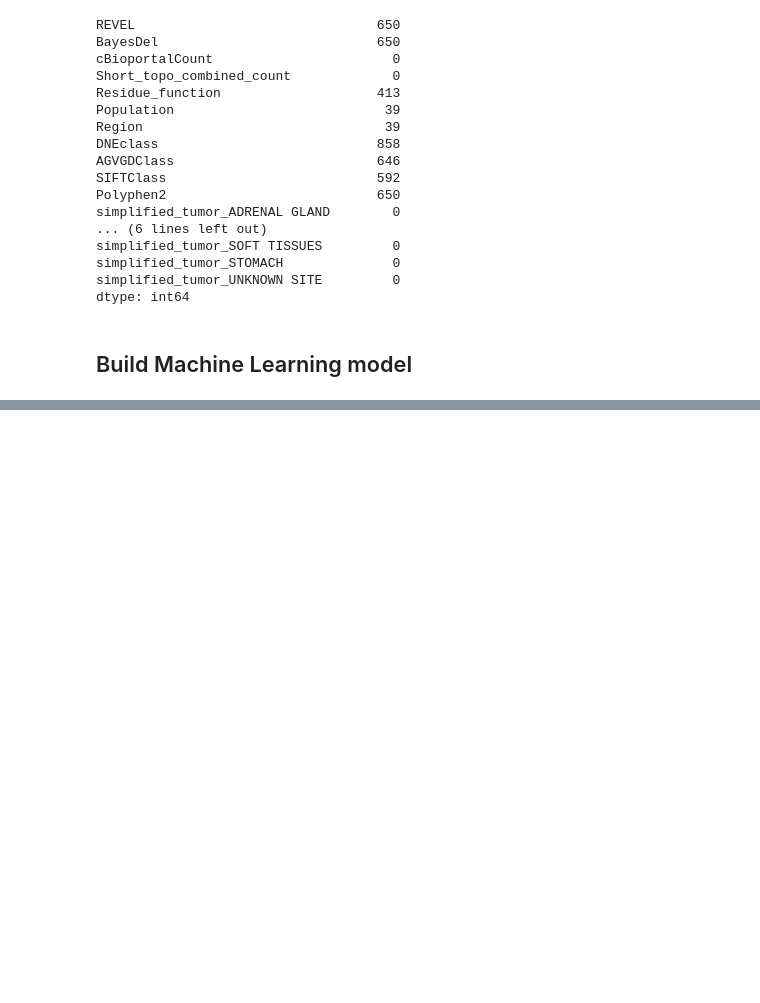
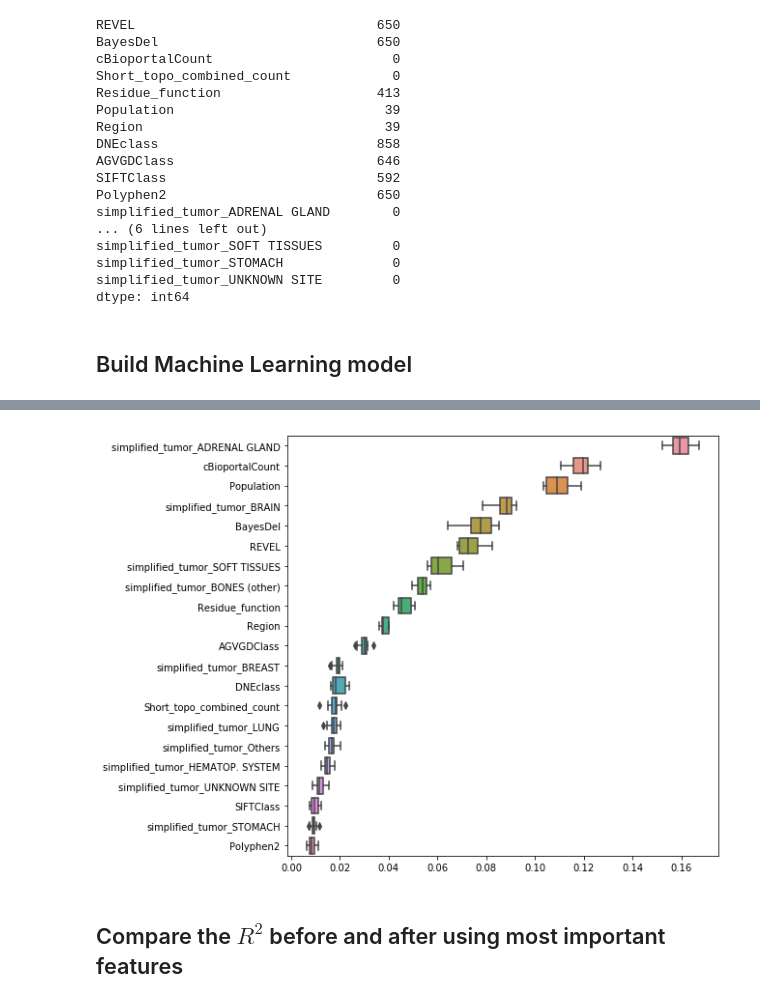
Before and after one commit to tkhsu00/LFS_multiVar, a Jupyter notebook: Age of onset prediction model.ipynb, the cells around one changed output, grey strips where cells are left out. Cells and saved outputs as stored; diff of their text form; code cells hidden in the pictures; blank space fills up the shorter version.

Commit message:
Compare performance of feature importance selection

```diff
--- a/Age of onset prediction model.ipynb
+++ b/Age of onset prediction model.ipynb
@@ -291,3 +292,7 @@ ax = plt.boxplot(r2,labels=['$R^{2}$'])
 # %%
-plt.figure(figsize=(6,8))
+plt.figure(figsize=(8,8))
 ax=sns.boxplot(data=df_importances,orient="h",order=df_importances.median().sort_values(ascending=False).index)
+# %% [output]
+[figure, added]
+# %% [markdown]
+## Compare the $R^2$ before and after using most important features
```
Also changed, not shown: parts of 7 cells of this notebook.
